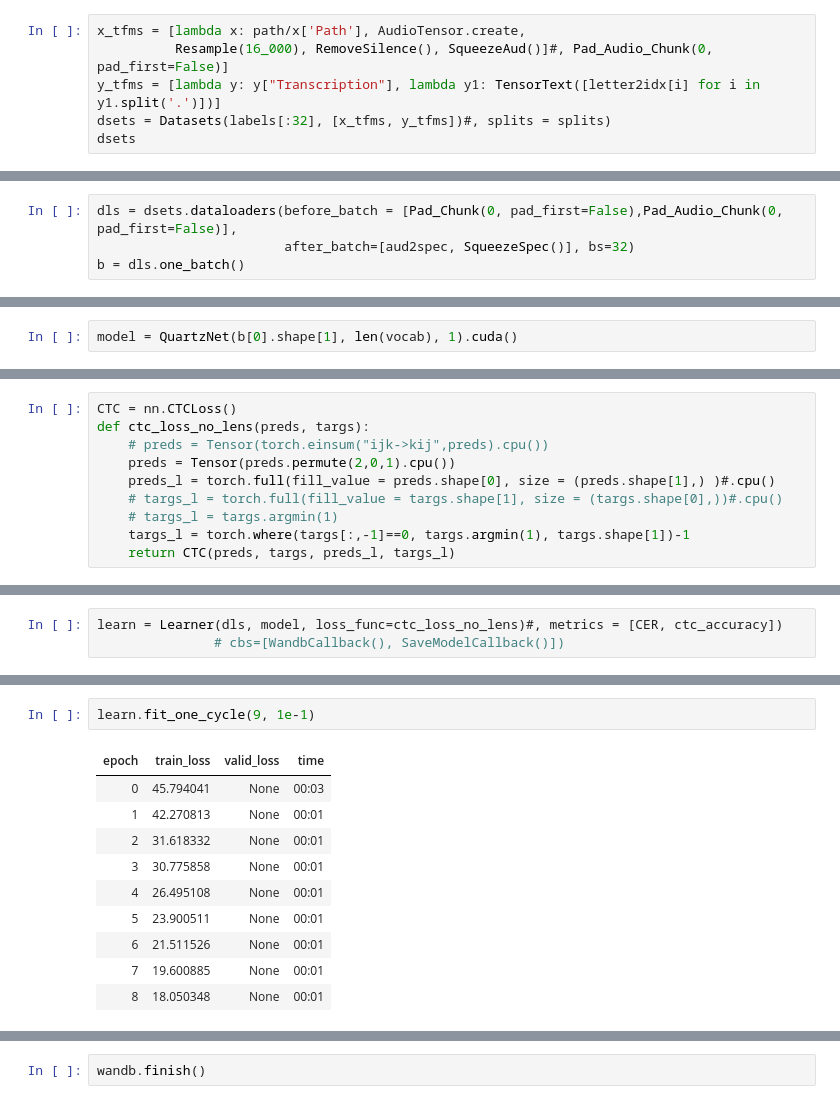
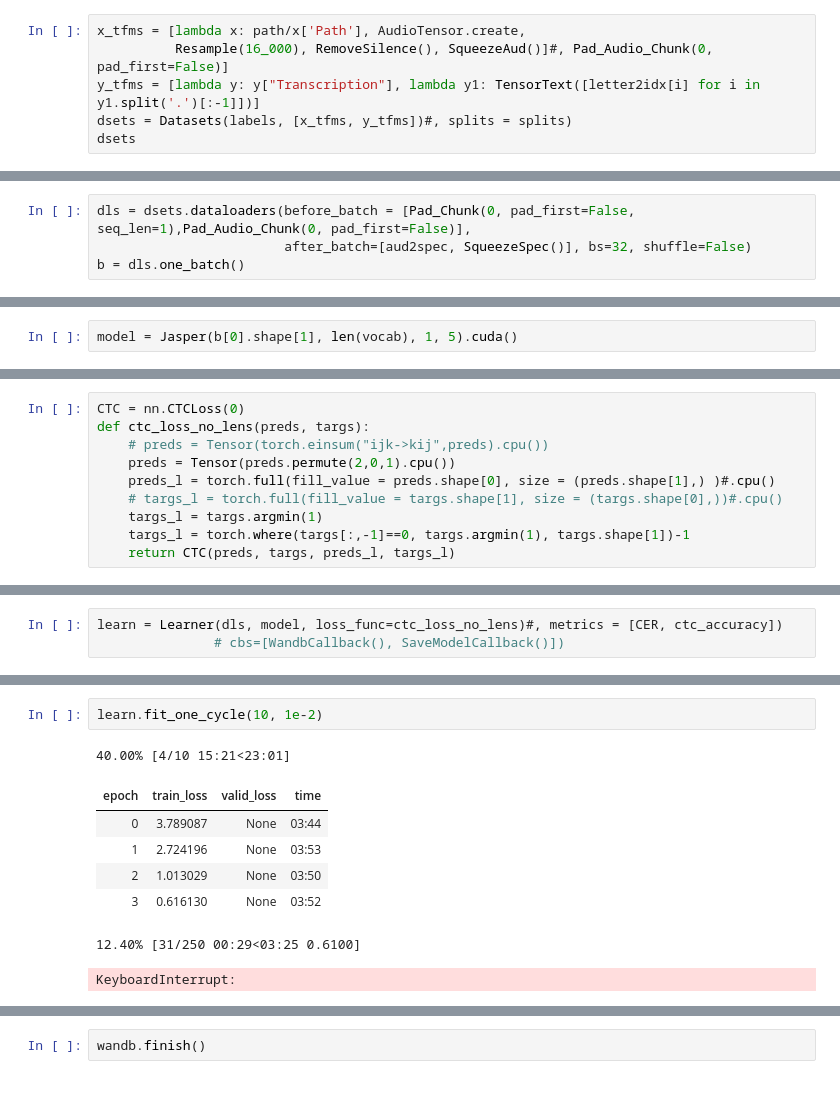
Before and after one commit to mizoru/pronunciation-trainer, a Jupyter notebook: training-QuartzNet.ipynb, the cells around one changed output, grey strips where cells are left out. Cells and saved outputs as stored; diff of their text form.

Commit message:
Jasper does work on one batch!

```diff
--- a/training-QuartzNet.ipynb
+++ b/training-QuartzNet.ipynb
@@ -136,7 +151,7 @@ class SqueezeAud(Transform):
 # %%
 x_tfms = [lambda x: path/x['Path'], AudioTensor.create,
           Resample(16_000), RemoveSilence(), SqueezeAud()]#, Pad_Audio_Chunk(0, pad_first=False)]
-y_tfms = [lambda y: y["Transcription"], lambda y1: TensorText([letter2idx[i] for i in y1.split('.')])]
-dsets = Datasets(labels[:32], [x_tfms, y_tfms])#, splits = splits)
+y_tfms = [lambda y: y["Transcription"], lambda y1: TensorText([letter2idx[i] for i in y1.split('.')[:-1]])]
+dsets = Datasets(labels, [x_tfms, y_tfms])#, splits = splits)
 dsets
 # %% [output]
@@ -161,8 +176,8 @@ dsets
 class SqueezeSpec(Transform):
     def encodes(self, x:AudioSpectrogram): return x.squeeze()#.cuda()
 # %%
-dls = dsets.dataloaders(before_batch = [Pad_Chunk(0, pad_first=False),Pad_Audio_Chunk(0, pad_first=False)],
-                        after_batch=[aud2spec, SqueezeSpec()], bs=32)
+dls = dsets.dataloaders(before_batch = [Pad_Chunk(0, pad_first=False, seq_len=1),Pad_Audio_Chunk(0, pad_first=False)],
+                        after_batch=[aud2spec, SqueezeSpec()], bs=32, shuffle=False)
 b = dls.one_batch()
 # %%
 import gc
@@ -237,7 +251,7 @@ class QuartzNet(Module):
     def forward(self, x):
         return self.model(x)
 # %%
-model = QuartzNet(b[0].shape[1], len(vocab), 1).cuda()
+model = Jasper(b[0].shape[1], len(vocab), 1, 5).cuda()
 # %%
 model
 # %% [output]
@@ -275,10 +297,10 @@ model.zero_grad()
 # %%
-CTC = nn.CTCLoss()
+CTC = nn.CTCLoss(0)
 def ctc_loss_no_lens(preds, targs):
     # preds = Tensor(torch.einsum("ijk->kij",preds).cpu())
     preds = Tensor(preds.permute(2,0,1).cpu())
     preds_l = torch.full(fill_value = preds.shape[0], size = (preds.shape[1],) )#.cpu()
     # targs_l = torch.full(fill_value = targs.shape[1], size = (targs.shape[0],))#.cpu()
-    # targs_l = targs.argmin(1)
+    targs_l = targs.argmin(1)
     targs_l = torch.where(targs[:,-1]==0, targs.argmin(1), targs.shape[1])-1
     return CTC(preds, targs, preds_l, targs_l)
@@ -365,13 +367,11 @@ learn.lr_find()#1e-2, 10)
 # %%
-learn.fit_one_cycle(9, 1e-1)
+learn.fit_one_cycle(10, 1e-2)
 # %% [output]
+40.00% [4/10 15:21<23:01]
 | epoch | train_loss | valid_loss | time |
-| 0 | 45.794041 | None | 00:03 |
-| 1 | 42.270813 | None | 00:01 |
-| 2 | 31.618332 | None | 00:01 |
-| 3 | 30.775858 | None | 00:01 |
-| 4 | 26.495108 | None | 00:01 |
-| 5 | 23.900511 | None | 00:01 |
-| 6 | 21.511526 | None | 00:01 |
-| 7 | 19.600885 | None | 00:01 |
-| 8 | 18.050348 | None | 00:01 |
+| 0 | 3.789087 | None | 03:44 |
+| 1 | 2.724196 | None | 03:53 |
+| 2 | 1.013029 | None | 03:50 |
+| 3 | 0.616130 | None | 03:52 |
+12.40% [31/250 00:29<03:25 0.6100]
+KeyboardInterrupt:
```
Also changed, not shown: parts of 28 cells of this notebook.
